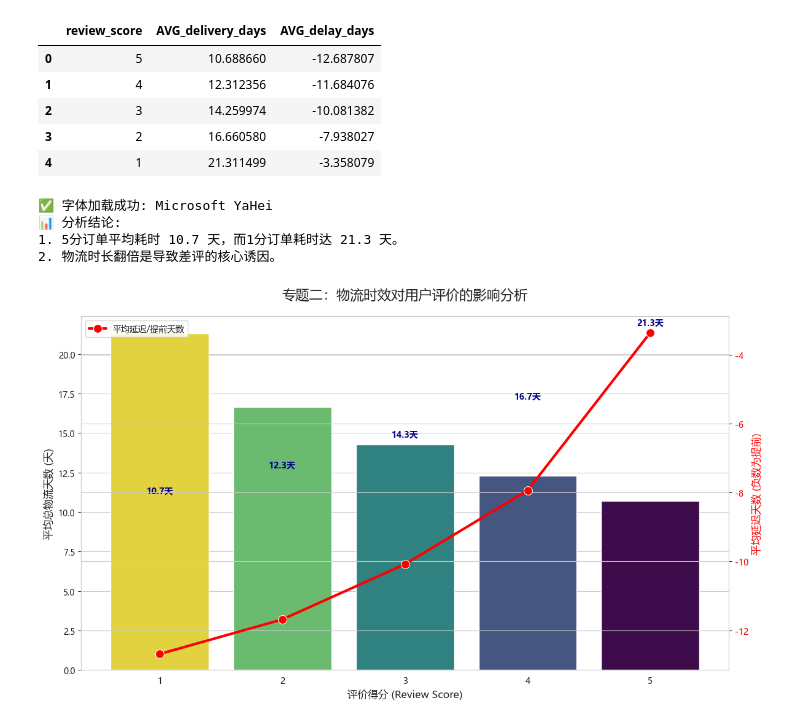
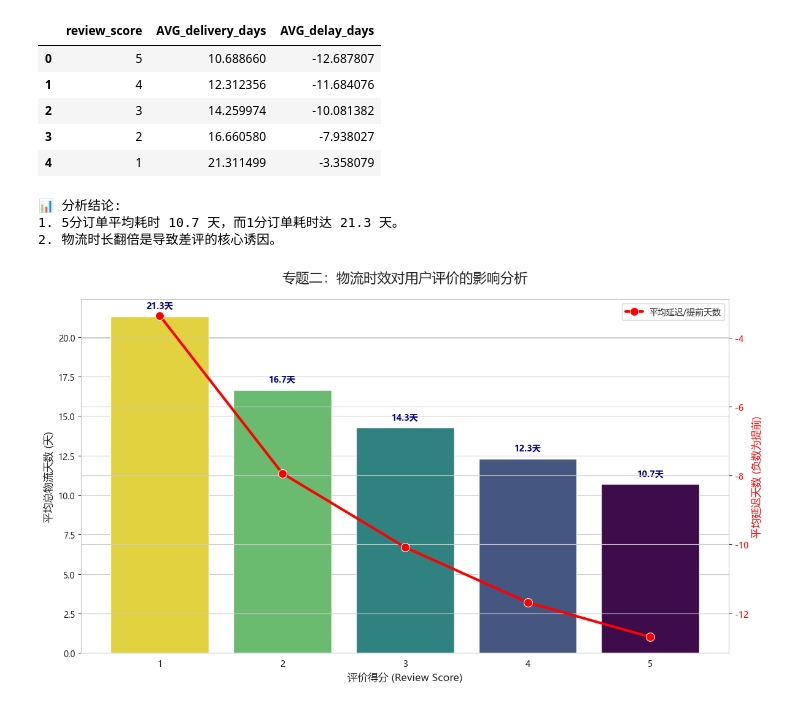
Before and after one commit to rileymskcnctools-oss/01_Brazil_Ecommerce, a Jupyter notebook: notebooks/02_review_logistic_analysis.ipynb, the cells around one changed output. Cells and saved outputs as stored; diff of their text form; code cells hidden in the pictures.

```diff
--- a/notebooks/02_review_logistic_analysis.ipynb
+++ b/notebooks/02_review_logistic_analysis.ipynb
@@ -31,6 +31,7 @@ df_logistic.head()
 | 4 | 1 | 21.311499 | -3.358079 |
 # %%
 from config import *
+# 1.导入所需库
 # 2. SQL 数据提取 (物流耗时与评分关联)
 query = """
 SELECT
@@ -42,13 +43,12 @@ JOIN olist_order_reviews_dataset oord ON ood.order_id = oord.order_id
 WHERE ood.order_status = 'delivered'
   AND ood.order_delivered_customer_date IS NOT NULL
 GROUP BY 1
-ORDER BY 1 DESC;
+ORDER BY 1 ASC;
 """
 
 # 将结果读入 DataFrame
 df_logistic = pd.read_sql(query, conn)
 
-# ==========================================
 # 3. 自动化可视化绘图
 # ==========================================
 plt.figure(figsize=(12, 7))
@@ -69,33 +69,32 @@ ax1.set_ylabel('平均总物流天数 (天)', fontsize=12)
 
 # --- 绘制副轴：平均延迟天数 (折线图) ---
 ax2 = ax1.twinx()
 sns.lineplot(
     x=range(len(df_logistic)),
     y=df_logistic['AVG_delay_days'],
     marker='o',
     markersize=10,
     color='red',
     ax=ax2,
     linewidth=3,
     label='平均延迟/提前天数'
 )
 ax2.set_ylabel('平均延迟天数 (负数为提前)', color='red', fontsize=12)
 ax2.tick_params(axis='y', labelcolor='red')
 
 # --- 添加数值标注 (让图表更职业) ---
 for i, v in enumerate(df_logistic['AVG_delivery_days']):
     ax1.text(i, v + 0.5, f'{v:.1f}天', ha='center', fontweight='bold', color='darkblue')
 
 # 显示图例并打印结论
 print("📊 分析结论:")
-print(f"1. 5分订单平均耗时 {df_logistic.iloc[0,1]:.1f} 天，而1分订单耗时达 {df_logistic.iloc[-1,1]:.1f} 天。")
+print(f"1. 5分订单平均耗时 {df_logistic.iloc[-1,1]:.1f} 天，而1分订单耗时达 {df_logistic.iloc[0,1]:.1f} 天。")
 print("2. 物流时长翻倍是导致差评的核心诱因。")
 
 plt.tight_layout()
 plt.show()
 # %% [output]
-✅ 字体加载成功: Microsoft YaHei
 📊 分析结论:
 1. 5分订单平均耗时 10.7 天，而1分订单耗时达 21.3 天。
 2. 物流时长翻倍是导致差评的核心诱因。
-[figure, old version]
+[figure, new version]
```
Also changed, not shown: 4 other files.
